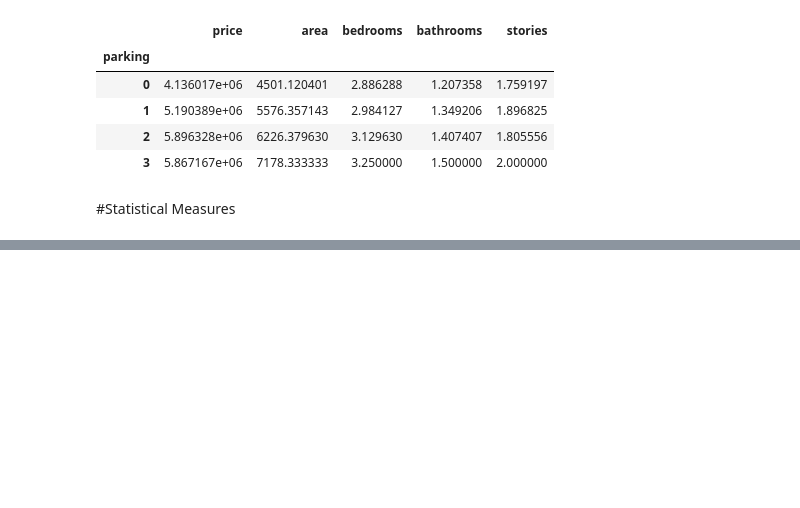
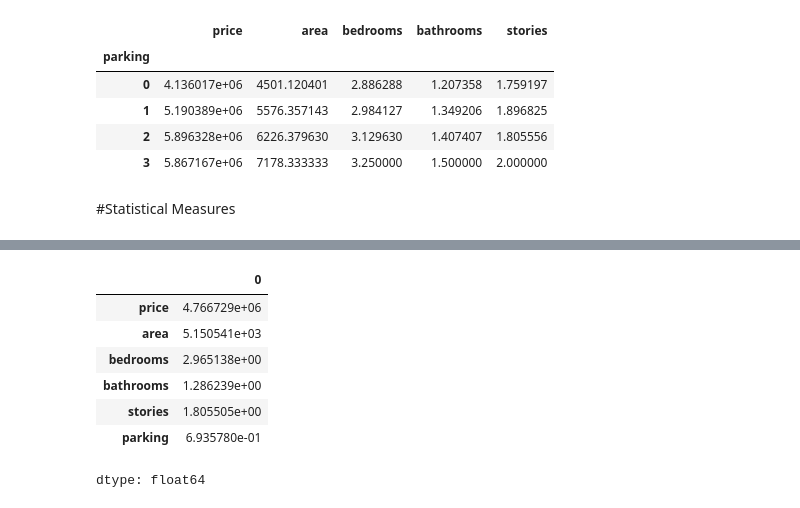
Before and after one commit to officialaryansingh/pandas_learning, a Jupyter notebook: pandas_fundamental2.ipynb, the cells around one changed output, grey strips where cells are left out. Saved outputs shown, nothing was run; the diff lists cells and outputs as text; code cells hidden in the pictures; blank space fills up the shorter version.

```diff
--- a/pandas_fundamental2.ipynb
+++ b/pandas_fundamental2.ipynb
@@ -236,0 +257,13 @@ housing_df2.groupby('parking').mean()
+# %%
+# mean value column wise
+
+housing_df2.mean()
+# %% [output]
+|  | 0 |
+| price | 4.766729e+06 |
+| area | 5.150541e+03 |
+| bedrooms | 2.965138e+00 |
+| bathrooms | 1.286239e+00 |
+| stories | 1.805505e+00 |
+| parking | 6.935780e-01 |
+dtype: float64
```
Also changed, not shown: parts of 2 cells of this notebook.
